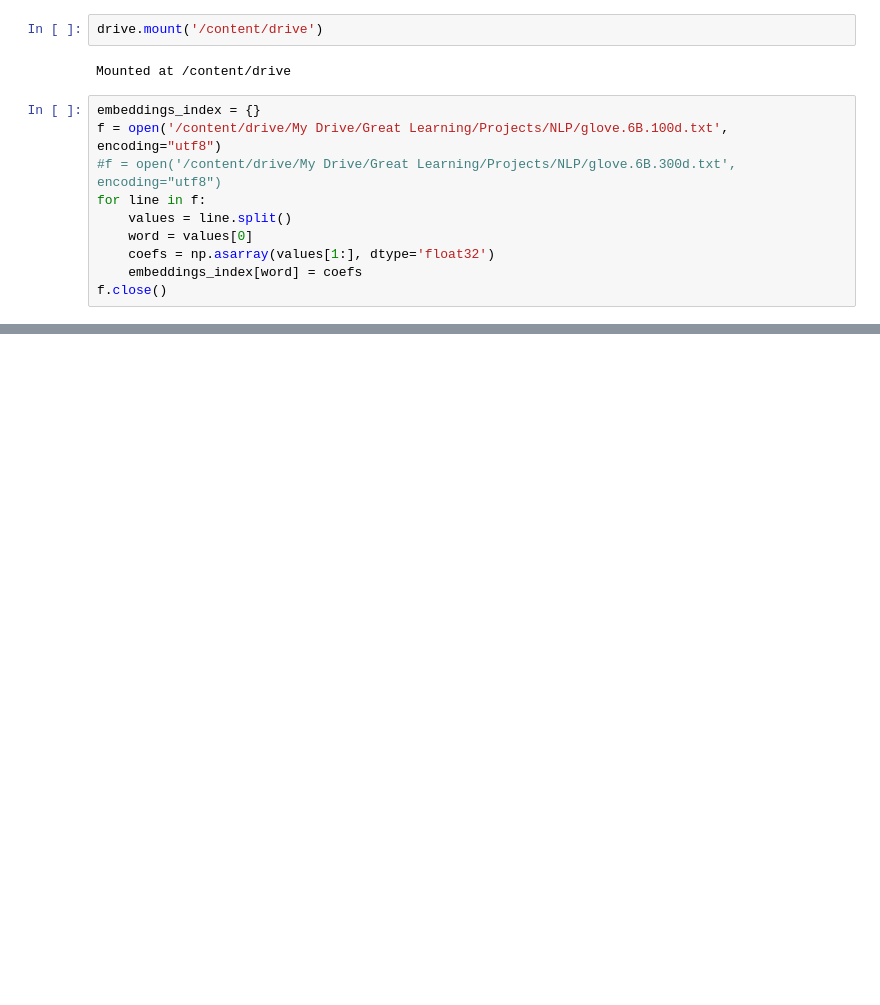
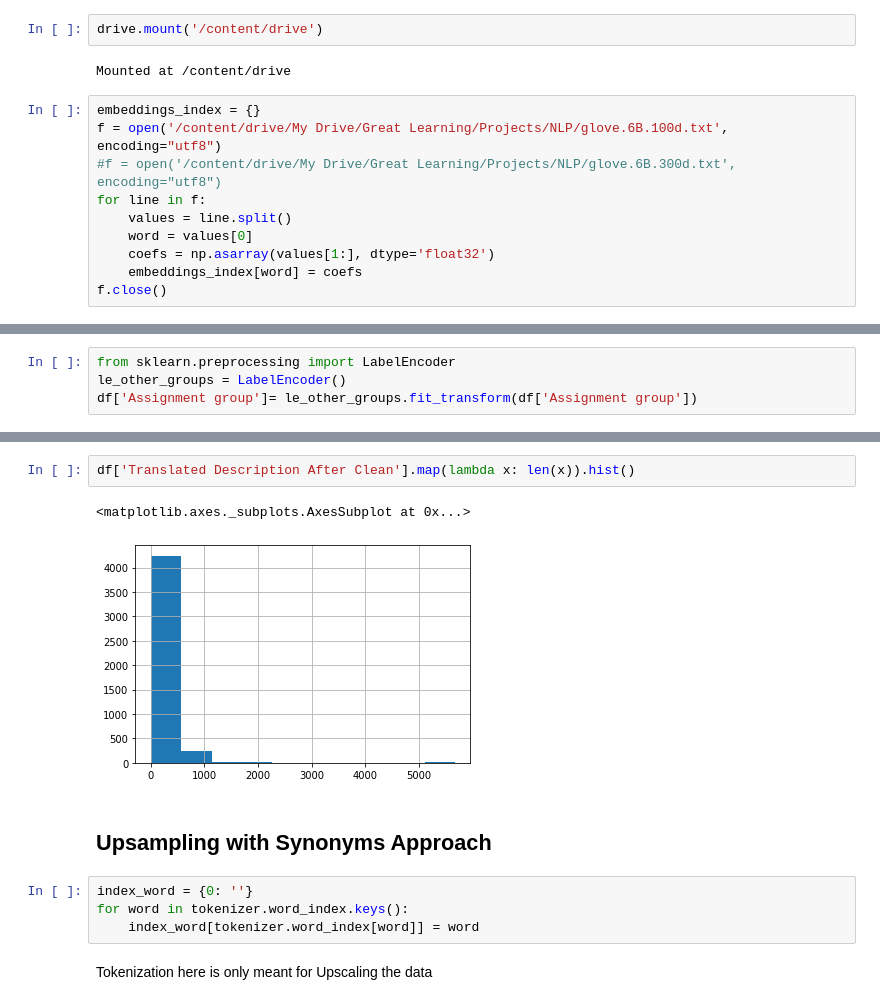
Before and after one commit to nulilakshman/Automatic-Ticket-Assignment, a Jupyter notebook: AIML_Capstone_Project_NLP_1_Automatic_Ticket_Assignment.ipynb, the cells around one changed output, grey strips where cells are left out. Drawn from its saved outputs; the diff is of its cells as text; blank space fills up the shorter version.

```diff
--- a/AIML_Capstone_Project_NLP_1_Automatic_Ticket_Assignment.ipynb
+++ b/AIML_Capstone_Project_NLP_1_Automatic_Ticket_Assignment.ipynb
@@ -763,0 +1108,4 @@ len(embeddings[0])
+# %%
+from sklearn.preprocessing import LabelEncoder
+le_other_groups = LabelEncoder()
+df['Assignment group']= le_other_groups.fit_transform(df['Assignment group'])
@@ -763,0 +1136,13 @@ len(embeddings[0])
+# %%
+df['Translated Description After Clean'].map(lambda x: len(x)).hist()
+# %% [output]
+<matplotlib.axes._subplots.AxesSubplot at 0x...>
+[figure, added]
+# %% [markdown]
+## Upsampling with Synonyms Approach
+# %%
+index_word = {0: ''}
+for word in tokenizer.word_index.keys():
+    index_word[tokenizer.word_index[word]] = word
+# %% [markdown]
+Tokenization here is only meant for Upscaling the data
```
Also changed, not shown: parts of 134 cells of this notebook.
